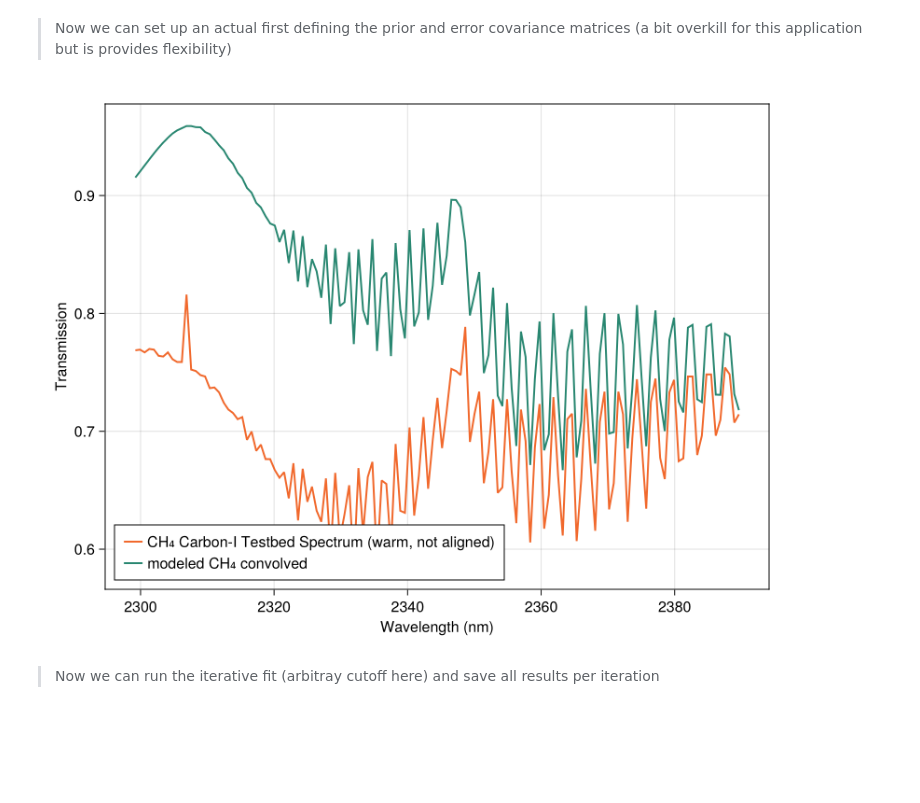
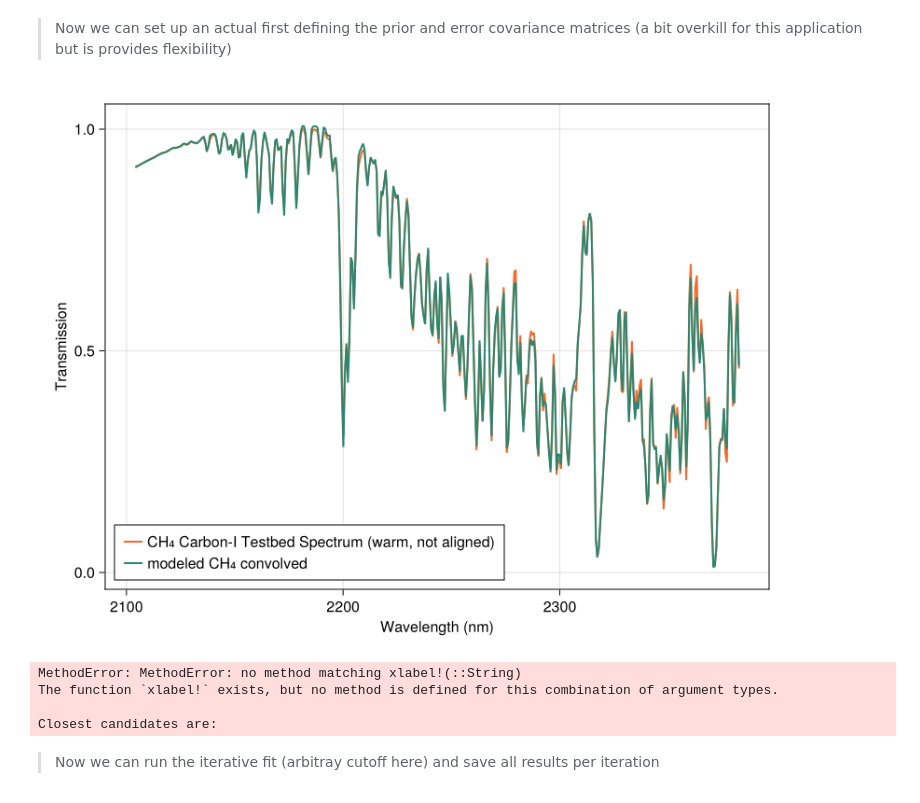
Before and after one commit to Carbon-I/CarbonI, a Jupyter notebook: src/notebooks/TestBedCold.ipynb, the cells around one changed output. Saved outputs shown, nothing was run; the diff lists cells and outputs as text; code cells hidden in the pictures; blank space fills up the shorter version.

```diff
--- a/src/notebooks/TestBedCold.ipynb
+++ b/src/notebooks/TestBedCold.ipynb
@@ -272,14 +269,36 @@ x_fit_cold = x_all[:,end];
 # %%
 F_cold = forward_model_testbed(x_fit_cold);
 wl_grid = getGrid(x_fit_cold);
 f = Figure(resolution = (800, 600))
     ax = Axis(f[1, 1], xlabel = "Wavelength (nm)", ylabel = "Transmission")
-    lines!(ax, wl_grid, y, color = CarbonI_colors[5], linewidth = 2, label = "CH₄ Carbon-I Testbed Spectrum (warm, not aligned)")
+    lines!(ax, wl_grid, y_cold, color = CarbonI_colors[5], linewidth = 2, label = "CH₄ Carbon-I Testbed Spectrum (warm, not aligned)")
     lines!(ax, wl_grid, F_cold, color = CarbonI_colors[3], linewidth = 2, label = "modeled CH₄ convolved")
     axislegend(position = :lb)
 f
 # %% [output]
-[figure, old version]
+[figure, new version]
+# %%
+x_fit_cold[1:3]
+ind = 1:500
+wll = x_fit_cold[2]*ind + x_fit_cold[3]*ind.^2
+diff(wll)
+
+f = Figure(resolution = (800, 600))
+    ax = Axis(f[1, 1], xlabel = "Detector Pixel (Spectral Domain)", ylabel = "SSI (nm)")
+    lines!(ax, wl_grid, y_cold, color = CarbonI_colors[5], linewidth = 2, label = "CH₄ Carbon-I Testbed Spectrum (warm, not aligned)")
+    lines!(ax, wl_grid, F_cold, color = CarbonI_colors[3], linewidth = 2, label = "modeled CH₄ convolved")
+    axislegend(position = :lb)
+f
+
+plot(ind[1:end-1], diff(wll))
+xlabel!("Pixel Index")
+ylabel!("SSI (nm)")
+ylims!(0.65, 0.75)
+# %% [output]
+MethodError: MethodError: no method matching xlabel!(::String)
+The function `xlabel!` exists, but no method is defined for this combination of argument types.
+
+Closest candidates are:
 # %% [markdown]
 > Now we can run the iterative fit (arbitray cutoff here) and save all results per iteration
 # %%
```
Also changed, not shown: parts of 18 cells of this notebook, 28 other files.
